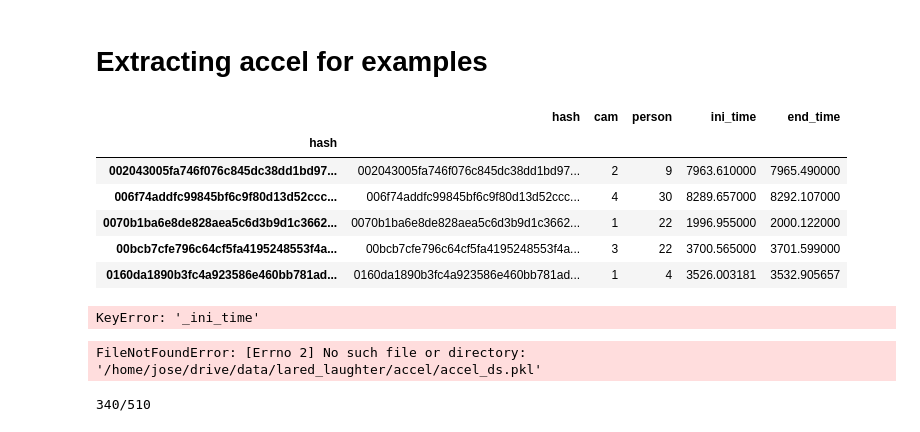
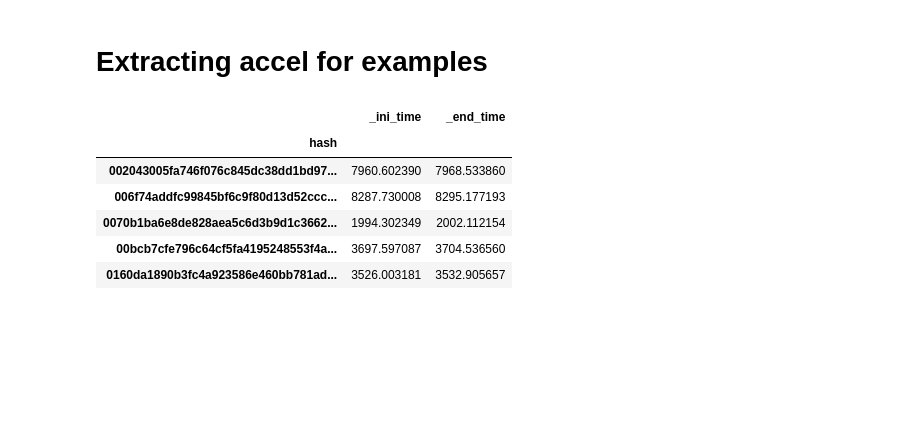
Before and after one commit to josedvq/lared-laughter, a Jupyter notebook: dataset/extract_accel.ipynb, the cells around one changed output. Cells and saved outputs as stored; diff of their text form; code cells hidden in the pictures; blank space fills up the shorter version.

Commit message:
accel and audio data loading working

```diff
--- a/dataset/extract_accel.ipynb
+++ b/dataset/extract_accel.ipynb
@@ -149,13 +154,13 @@ examples = examples.groupby('hash').agg({
     '_end_time': 'first',
 })
 # %%
-examples.head()
+examples[['_ini_time', '_end_time']].head()
 # %% [output]
-|  | hash | cam | person | ini_time | end_time |
-| hash |  |  |  |  |  |
-| 002043005fa746f076c845dc38dd1bd97... | 002043005fa746f076c845dc38dd1bd97... | 2 | 9 | 7963.610000 | 7965.490000 |
-| 006f74addfc99845bf6c9f80d13d52ccc... | 006f74addfc99845bf6c9f80d13d52ccc... | 4 | 30 | 8289.657000 | 8292.107000 |
-| 0070b1ba6e8de828aea5c6d3b9d1c3662... | 0070b1ba6e8de828aea5c6d3b9d1c3662... | 1 | 22 | 1996.955000 | 2000.122000 |
-| 00bcb7cfe796c64cf5fa4195248553f4a... | 00bcb7cfe796c64cf5fa4195248553f4a... | 3 | 22 | 3700.565000 | 3701.599000 |
-| 0160da1890b3fc4a923586e460bb781ad... | 0160da1890b3fc4a923586e460bb781ad... | 1 | 4 | 3526.003181 | 3532.905657 |
+|  | _ini_time | _end_time |
+| hash |  |  |
+| 002043005fa746f076c845dc38dd1bd97... | 7960.602390 | 7968.533860 |
+| 006f74addfc99845bf6c9f80d13d52ccc... | 8287.730008 | 8295.177193 |
+| 0070b1ba6e8de828aea5c6d3b9d1c3662... | 1994.302349 | 2002.112154 |
+| 00bcb7cfe796c64cf5fa4195248553f4a... | 3697.597087 | 3704.536560 |
+| 0160da1890b3fc4a923586e460bb781ad... | 3526.003181 | 3532.905657 |
 # %%
@@ -186,20 +191,11 @@ def extract_accel(ex):
     accel = my_subj_accel[ini_idx: fin_idx, 1:]
     return accel
 # %%
-all_accel = dict()
-for index, ex in tqdm(examples.iterrows()):
-    ex = ex.to_dict()
-    accel = extract_accel(ex)
-    if accel is not None:
-        all_accel[ex['hash']] = accel
+def get_all_accel(ini_key = '_ini_time', end_key='_end_time'):
+    all_accel = dict()
+    for index, ex in tqdm(examples.iterrows()):
+        ex = ex.to_dict()
+        accel = extract_accel(ex, ini_key, end_key)
+        if accel is not None:
+            all_accel[ex['hash']] = accel
+    return all_accel
-# %% [output]
-KeyError: '_ini_time'
-# %%
-pickle.dump(all_accel, open(accel_ds_path, 'wb'))
-# %% [output]
-FileNotFoundError: [Errno 2] No such file or directory: '/home/jose/drive/data/lared_laughter/accel/accel_ds.pkl'
-# %%
-# proportion of examples with accel
-print(f'{len(all_accel)}/{len(examples)}')
-# %% [output]
-340/510
```
Also changed, not shown: parts of 12 cells of this notebook, 39 other files.
